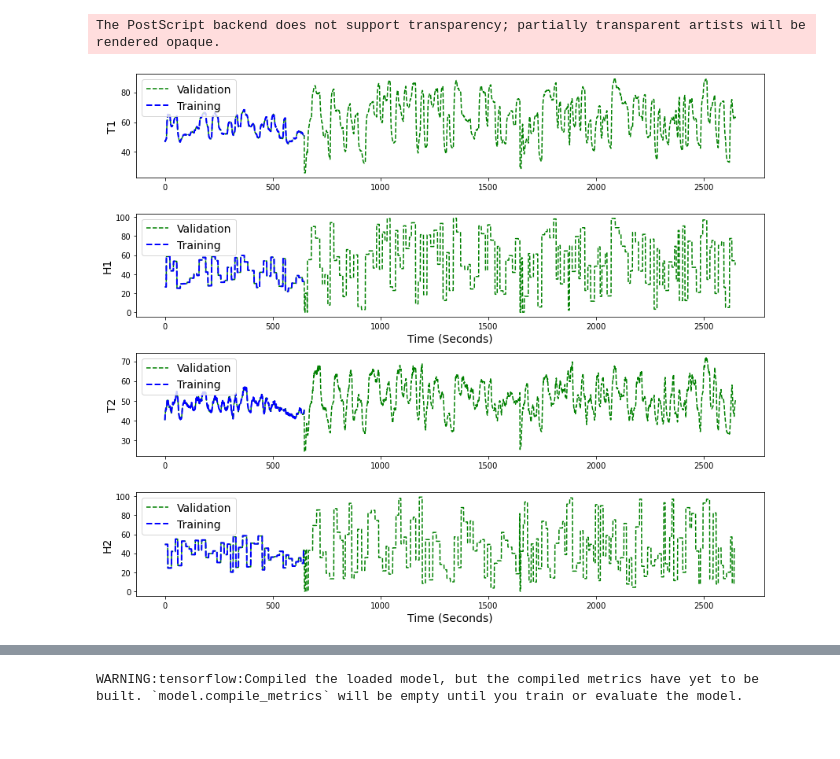
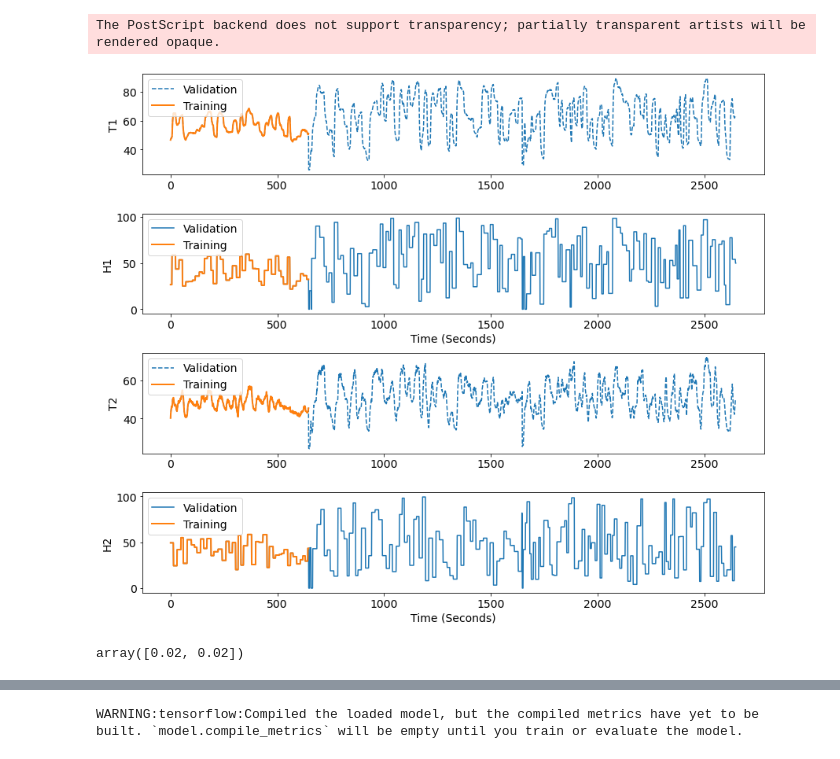
Before and after one commit to BYU-PRISM/Transformer_MPC, a Jupyter notebook: 03_HybridModel/pinn_TCLab_mimo_transformer_multistep.ipynb, the cells around one changed output, grey strips where cells are left out. Saved outputs shown, nothing was run; the diff lists cells and outputs as text; code cells hidden in the pictures.

Commit message:
PINN ctl file updated, figure code

```diff
--- a/03_HybridModel/pinn_TCLab_mimo_transformer_multistep.ipynb
+++ b/03_HybridModel/pinn_TCLab_mimo_transformer_multistep.ipynb
@@ -179,40 +199,48 @@ path ="figs_result/"
 # %%
+# plt.style.use('seaborn-white')
 plt.figure(figsize=(12,10))
 plt.subplot(411)
-plt.plot(data3["T1"], 'g--',  label='Validation')
-plt.plot(data1["T1"], 'b--', linewidth=2, label='Training')
+plt.plot(data3["T1"], '--',  label='Validation')
+plt.plot(data1["T1"], '-', linewidth=2, label='Training')
 plt.ylabel("T1",fontsize=14)
 plt.legend(loc=2,fontsize=14)
+plt.tick_params(axis='both',labelsize=14)
 
 plt.subplot(412)
-plt.plot(data3["H1"], 'g--',label='Validation')
-plt.plot(data1["H1"], 'b--',linewidth=2,label='Training')
+plt.plot(data3["H1"], '-',label='Validation')
+plt.plot(data1["H1"], '-',linewidth=2,label='Training')
 plt.ylabel("H1",fontsize=14)
 plt.xlabel("Time (Seconds)", fontsize=14)
 plt.legend(loc=2,fontsize=14)
+plt.tick_params(axis='both',labelsize=14)
+
 
 plt.subplot(413)
-plt.plot(data3["T2"], 'g--',  label='Validation')
-plt.plot(data1["T2"], 'b--', linewidth=2, label='Training')
+plt.plot(data3["T2"], '--',  label='Validation')
+plt.plot(data1["T2"], '-', linewidth=2, label='Training')
 plt.ylabel("T2",fontsize=14)
 plt.legend(loc=2,fontsize=14)
+plt.tick_params(axis='both',labelsize=14)
+
 
 plt.subplot(414)
-plt.plot(data3["H2"], 'g--',label='Validation')
-plt.plot(data1["H2"], 'b--',linewidth=2,label='Training')
+plt.plot(data3["H2"], '-',label='Validation')
+plt.plot(data1["H2"], '-',linewidth=2,label='Training')
 plt.ylabel("H2",fontsize=14)
 plt.xlabel("Time (Seconds)", fontsize=14)
 plt.legend(loc=2,fontsize=14)
+plt.tick_params(axis='both',labelsize=14)
+
 
 plt.tight_layout()
 
 plt.savefig(path + 'TCLab_Data_for_PINN_training_MIMO.eps', format='eps')
 plt.savefig(path + 'TCLab_Data_for_PINN_training_MIMO.png', format='png')
 
 plt.show()
 # %% [output]
 The PostScript backend does not support transparency; partially transparent artists will be rendered opaque.
-[figure, old version]
+[figure, new version]
 # %%
 # Data scaling
 
@@ -250,6 +280,10 @@ model_params['yscale'] = s2
 model_params['window'] = window
 
 dump(model_params, open('model_param_mimo_TCLab.pkl', 'wb'))
+# %%
+s2.scale_
+# %% [output]
+array([0.02, 0.02])
 # %%
 # Data Snap shots for training data
 
```
Also changed, not shown: parts of 42 cells of this notebook, 40 other files.
